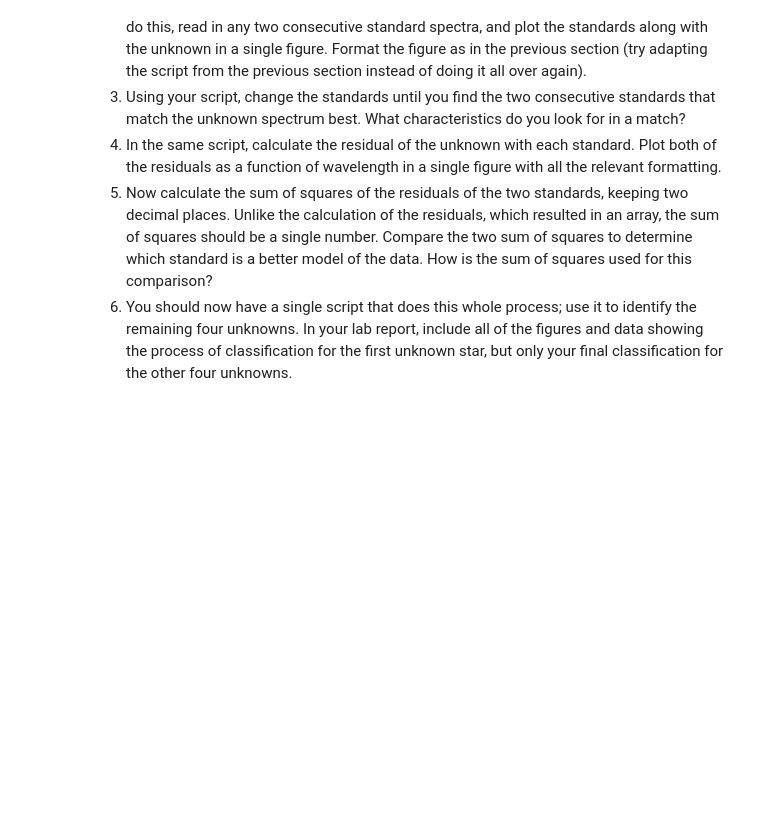
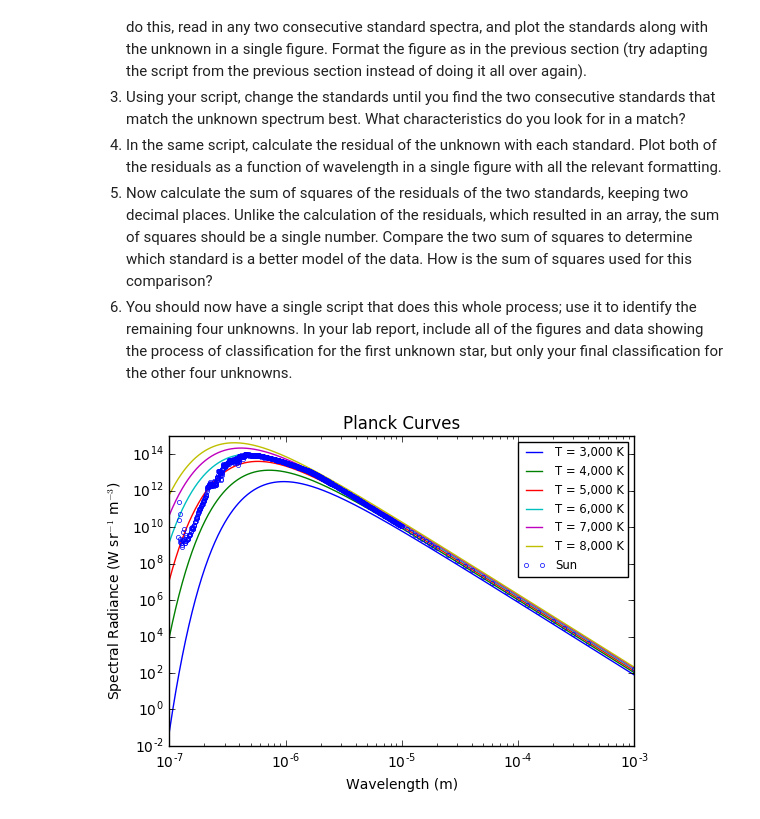
Before and after one commit to astroumd/GradMap, a Jupyter notebook: notebooks/example-bb.ipynb, the cells around one changed output. Drawn from its saved outputs; the diff is of its cells as text; code cells hidden in the pictures; blank space fills up the shorter version.

```diff
--- a/notebooks/example-bb.ipynb
+++ b/notebooks/example-bb.ipynb
@@ -90,3 +90,38 @@ a better model of the data. How is the sum of squares used for this comparison?
 remaining four unknowns. In your lab report, include all of the figures and data showing the
 process of classification for the first unknown star, but only your final classification for the
 other four unknowns.
+# %%
+# modules to import
+%matplotlib inline
+import matplotlib.pyplot as plt
+import numpy as np
+
+#    physical constants
+h  = 6.626e-34              # Planck constant (J s)
+k  = 1.381e-23              # Boltzmann constant (J/K)
+c  = 299792458.0            # speed of light (m/s)
+pi = np.pi                  # 3.1415...
+# %%
+temperature_range = np.arange(3000, 9000, 1000)     # 3,000 K to 8,000 K
+wavelength_range  = np.logspace(-7.0, -3.0, 1000)   # 100 nm to 1 mm
+# %%
+def planck(wavelength, temperature):
+    return 2.0 * pi * h * c**2 / (wavelength**5 * (np.exp(h * c / (wavelength * k * temperature)) - 1.0))
+
+def plancks(w,T):
+    """ shorter notation version of the Planck curve"""
+    return 2*pi*h*c**2 / (w**5*(np.exp(h*c/(w*k*T)) - 1))
+# %%
+for temperature in temperature_range:
+    plt.loglog(wavelength_range, planck(wavelength_range, temperature), label='T = {:,} K'.format(temperature))
+
+sun_data = np.loadtxt('../data/ASTM_E-490.dat')
+
+plt.loglog(sun_data[:, 0] * 1.0e-6, sun_data[:, 1] * 1.0e6 * 4.624e4, 'b.', fillstyle='none', label='Sun')
+plt.xlabel('Wavelength (m)')
+plt.ylabel('Spectral Radiance (W sr$^{-1}$ m$^{-3}$)')
+plt.legend(loc='upper right',fontsize='small')
+plt.title('Planck Curves')
+plt.show()
+# %% [output]
+[figure, added]
```
